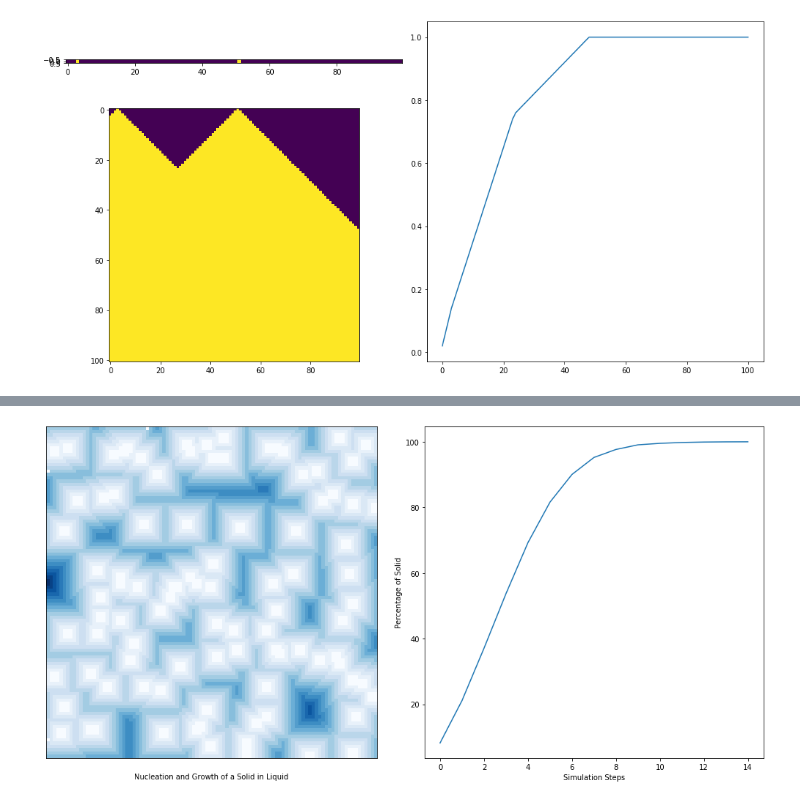
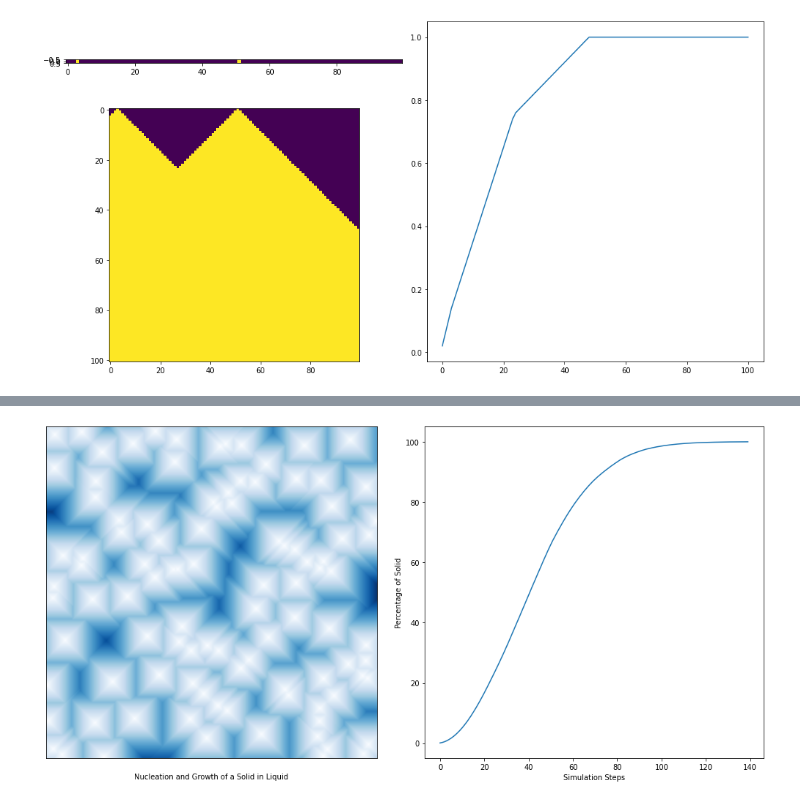
Before and after one commit to McMasterCMS/cellular-automata-crystallization, a Jupyter notebook: master_notebook.ipynb, the cells around one changed output, grey strips where cells are left out. Saved outputs shown, nothing was run; the diff lists cells and outputs as text; code cells hidden in the pictures.

```diff
--- a/master_notebook.ipynb
+++ b/master_notebook.ipynb
@@ -88,7 +88,7 @@ def simulate_growth_2D(size):
         state_history.append(copy.deepcopy(temp_state))
     return state_history
 # %%
-state_history = simulate_growth_2D(100)
+state_history = simulate_growth_2D(1000)
 tools.display_growth_2D(state_history)
 # %% [output]
-[figure, old version]
+[figure, new version]
```
Also changed, not shown: parts of 1 cell of this notebook, 3 other files.
